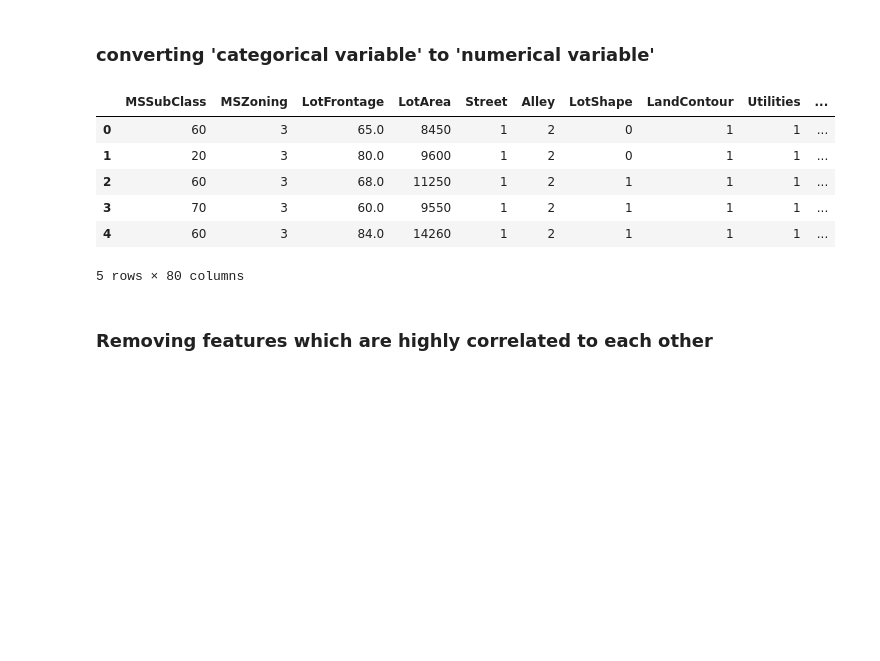
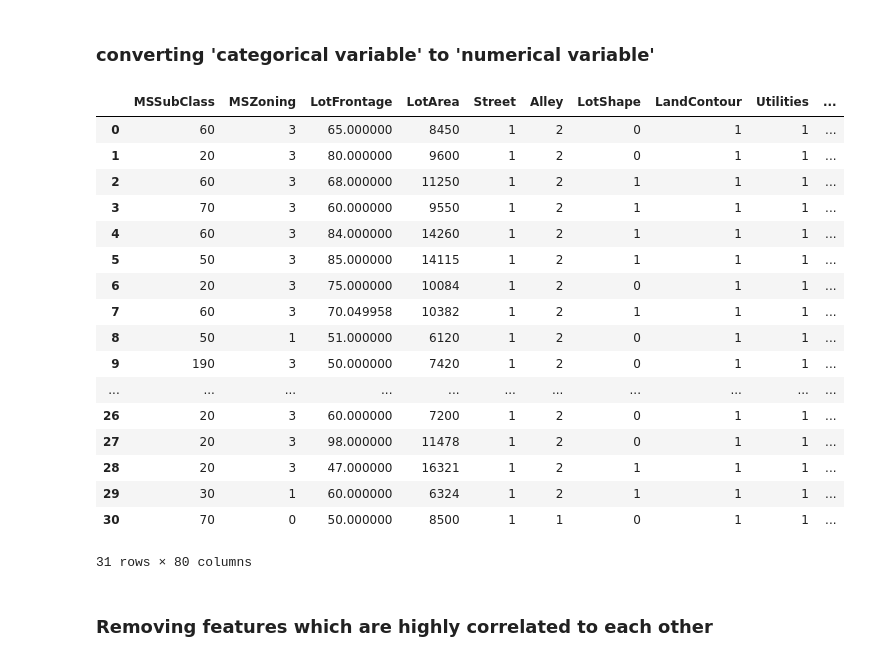
Before and after one commit to ayush700714/Kaggle-Problems, a Jupyter notebook: Regression/Advance House Price Prediction/House Price Prediction.ipynb, the cells around one changed output. Cells and saved outputs as stored; diff of their text form; code cells hidden in the pictures; blank space fills up the shorter version.

```diff
--- a/Regression/Advance House Price Prediction/House Price Prediction.ipynb
+++ b/Regression/Advance House Price Prediction/House Price Prediction.ipynb
@@ -799,15 +799,26 @@ for i in categorical_cols:
     ordinal_labels = {k:i for i,k in enumerate(lp,0)}
     df[i]=df[i].map(ordinal_labels)
 # %%
-df.head()
+df.head(31)
 # %% [output]
 |  | MSSubClass | MSZoning | LotFrontage | LotArea | Street | Alley | LotShape | LandContour | Utilities | ... |
-| 0 | 60 | 3 | 65.0 | 8450 | 1 | 2 | 0 | 1 | 1 | ... |
-| 1 | 20 | 3 | 80.0 | 9600 | 1 | 2 | 0 | 1 | 1 | ... |
-| 2 | 60 | 3 | 68.0 | 11250 | 1 | 2 | 1 | 1 | 1 | ... |
-| 3 | 70 | 3 | 60.0 | 9550 | 1 | 2 | 1 | 1 | 1 | ... |
-| 4 | 60 | 3 | 84.0 | 14260 | 1 | 2 | 1 | 1 | 1 | ... |
+| 0 | 60 | 3 | 65.000000 | 8450 | 1 | 2 | 0 | 1 | 1 | ... |
+| 1 | 20 | 3 | 80.000000 | 9600 | 1 | 2 | 0 | 1 | 1 | ... |
+| 2 | 60 | 3 | 68.000000 | 11250 | 1 | 2 | 1 | 1 | 1 | ... |
+| 3 | 70 | 3 | 60.000000 | 9550 | 1 | 2 | 1 | 1 | 1 | ... |
+| 4 | 60 | 3 | 84.000000 | 14260 | 1 | 2 | 1 | 1 | 1 | ... |
+| 5 | 50 | 3 | 85.000000 | 14115 | 1 | 2 | 1 | 1 | 1 | ... |
+| 6 | 20 | 3 | 75.000000 | 10084 | 1 | 2 | 0 | 1 | 1 | ... |
+| 7 | 60 | 3 | 70.049958 | 10382 | 1 | 2 | 1 | 1 | 1 | ... |
+| 8 | 50 | 1 | 51.000000 | 6120 | 1 | 2 | 0 | 1 | 1 | ... |
+| 9 | 190 | 3 | 50.000000 | 7420 | 1 | 2 | 0 | 1 | 1 | ... |
+| ... | ... | ... | ... | ... | ... | ... | ... | ... | ... | ... |
+| 26 | 20 | 3 | 60.000000 | 7200 | 1 | 2 | 0 | 1 | 1 | ... |
+| 27 | 20 | 3 | 98.000000 | 11478 | 1 | 2 | 0 | 1 | 1 | ... |
+| 28 | 20 | 3 | 47.000000 | 16321 | 1 | 2 | 1 | 1 | 1 | ... |
+| 29 | 30 | 1 | 60.000000 | 6324 | 1 | 2 | 1 | 1 | 1 | ... |
+| 30 | 70 | 0 | 50.000000 | 8500 | 1 | 1 | 0 | 1 | 1 | ... |
-5 rows × 80 columns
+31 rows × 80 columns
 # %% [markdown]
 ### Removing features which are highly correlated to each other
 # %%
```
Also changed, not shown: parts of 23 cells of this notebook, 2 other files.
